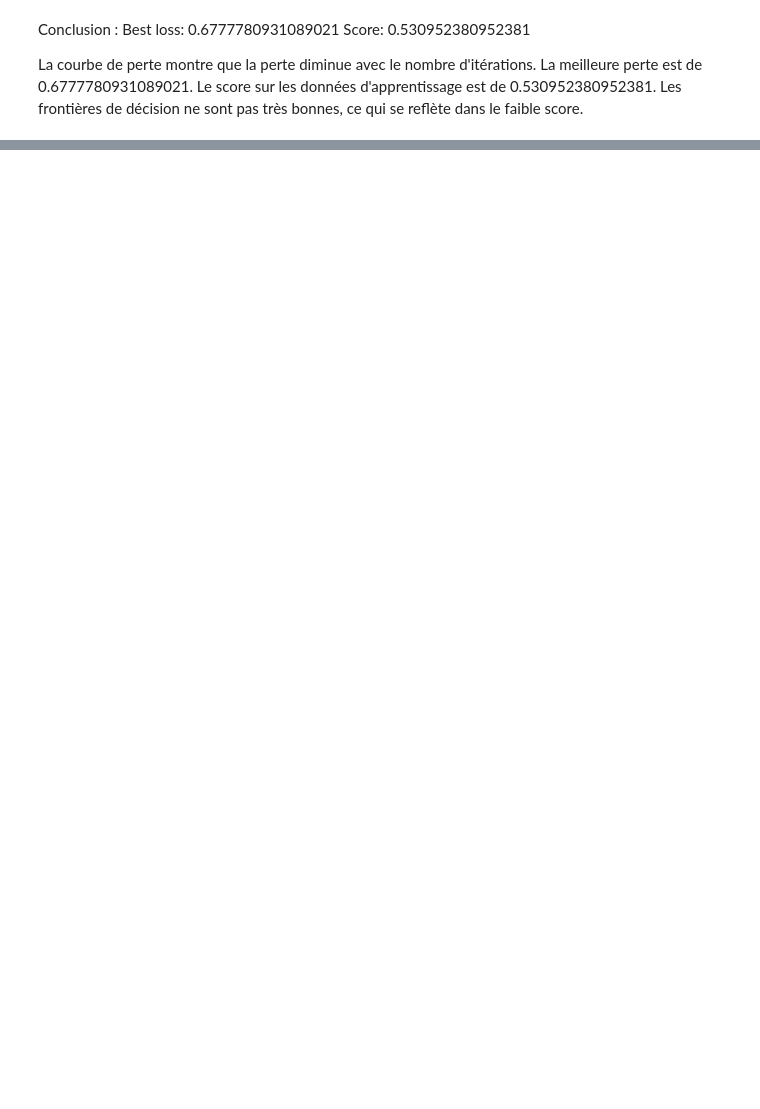
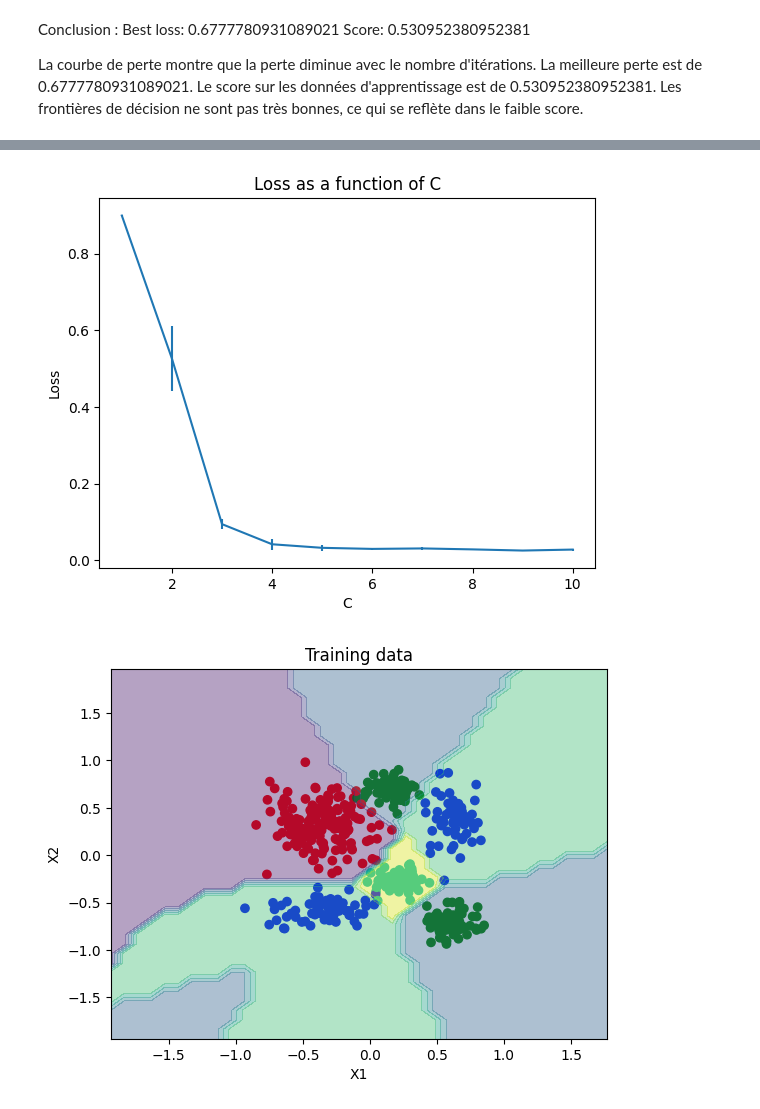
Before and after one commit to SephyrothC/MachineLearning, a Jupyter notebook: TP/TP2-Datasets/TP2.ipynb, the cells around one changed output, grey strips where cells are left out. Cells and saved outputs as stored; diff of their text form; code cells hidden in the pictures; blank space fills up the shorter version.

```diff
--- a/TP/TP2-Datasets/TP2.ipynb
+++ b/TP/TP2-Datasets/TP2.ipynb
@@ -552,0 +648,75 @@ La courbe de perte montre que la perte diminue avec le nombre d'itérations. La
+# %%
+# Load the dataset
+data = np.loadtxt('dataset3.txt')
+
+X = data[:, :-1]
+y = data[:, -1]
+
+# Number of observations
+n_obs = X.shape[0]
+print(f'Number of observations: {n_obs}')
+
+# Dimensions
+n_dim = X.shape[1]
+print(f'Dimensions: {n_dim}')
+
+# Number of classes
+n_classes = len(np.unique(y))
+print(f'Number of classes: {n_classes}')
+
+# Split the dataset
+X_train, X_test, y_train, y_test = train_test_split(X, y, test_size=0.3)
+
+# Parameters
+C_values = range(1, 11)
+
+# Number of experiments
+n_exp = 5
+
+# Losses
+mean_losses = np.zeros(len(C_values))
+std_losses = np.zeros(len(C_values))
+
+# Train the classifiers
+for i, C in enumerate(C_values):
+    print(f'Training classifier with C={C}')
+    losses = np.zeros(n_exp)
+    for j in range(n_exp):
+        clf2 = MLPClassifier(hidden_layer_sizes=(C,), activation='tanh', solver='sgd', learning_rate_init=0.1, max_iter=6000, learning_rate='adaptive')
+        clf2.fit(X_train, y_train)
+        losses[j] = clf2.best_loss_
+
+    mean_losses[i] = np.mean(losses)
+    std_losses[i] = np.std(losses)
+
+# Display the results
+plt.figure()
+plt.errorbar(C_values, mean_losses, yerr=std_losses)
+plt.xlabel('C')
+plt.ylabel('Loss')
+plt.title('Loss as a function of C')
+
+# Display the data
+colors = np.array([x for x in "rgbcmyk"])
+plt.figure()
+unique_classes = np.unique(y_train)
+color_map = {cls: colors[i % len(colors)] for i, cls in enumerate(unique_classes)}
+plt.scatter(X_train[:, 0], X_train[:, 1], color=[color_map[y] for y in y_train])
+plt.xlabel('X1')
+plt.ylabel('X2')
+plt.title('Training data')
+
+# Create a grid of points
+x_min, x_max = X_train[:, 0].min() - 1, X_train[:, 0].max() + 1
+y_min, y_max = X_train[:, 1].min() - 1, X_train[:, 1].max() + 1
+xx, yy = np.meshgrid(np.arange(x_min, x_max, 0.1), np.arange(y_min, y_max, 0.1))
+
+# Predict the class of each point in the grid
+Z = clf2.predict(np.c_[xx.ravel(), yy.ravel()])
+Z = Z.reshape(xx.shape)
+
+# Display the decision boundaries
+plt.contourf(xx, yy, Z, alpha=0.4)
+
+plt.show()
+# %% [output]
@@ -552,0 +736,2 @@ La courbe de perte montre que la perte diminue avec le nombre d'itérations. La
+[figure, added]
+[figure, added]
```
Also changed, not shown: parts of 20 cells of this notebook.
